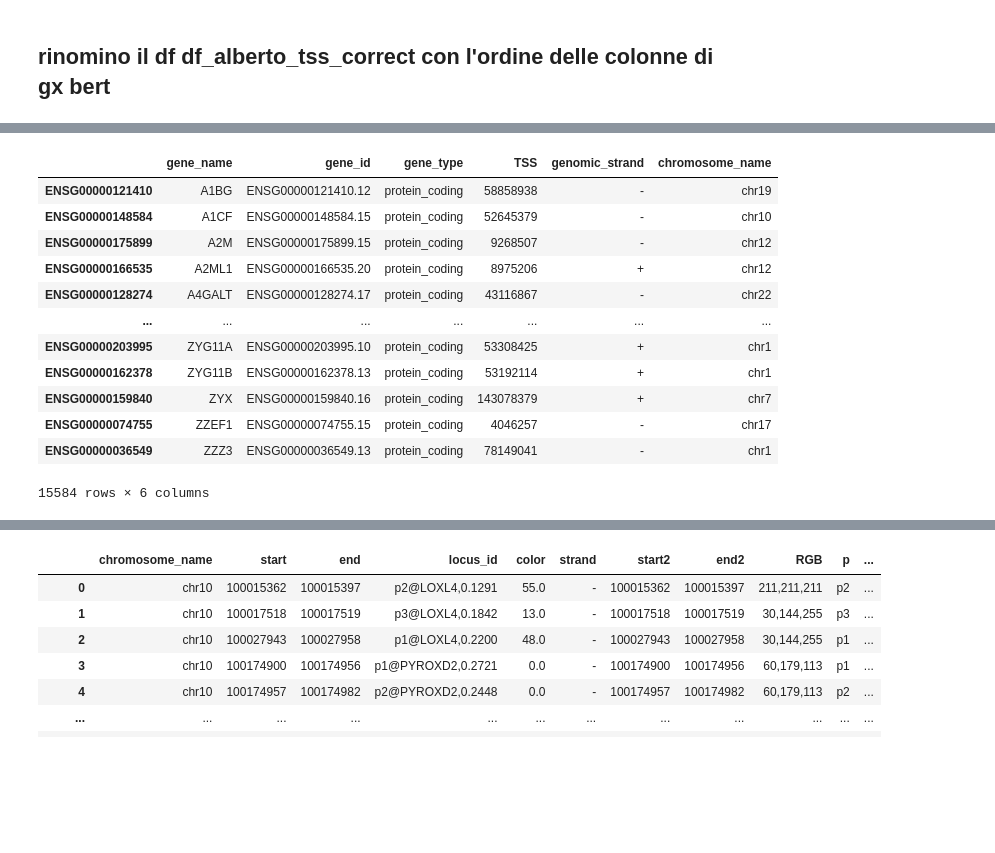
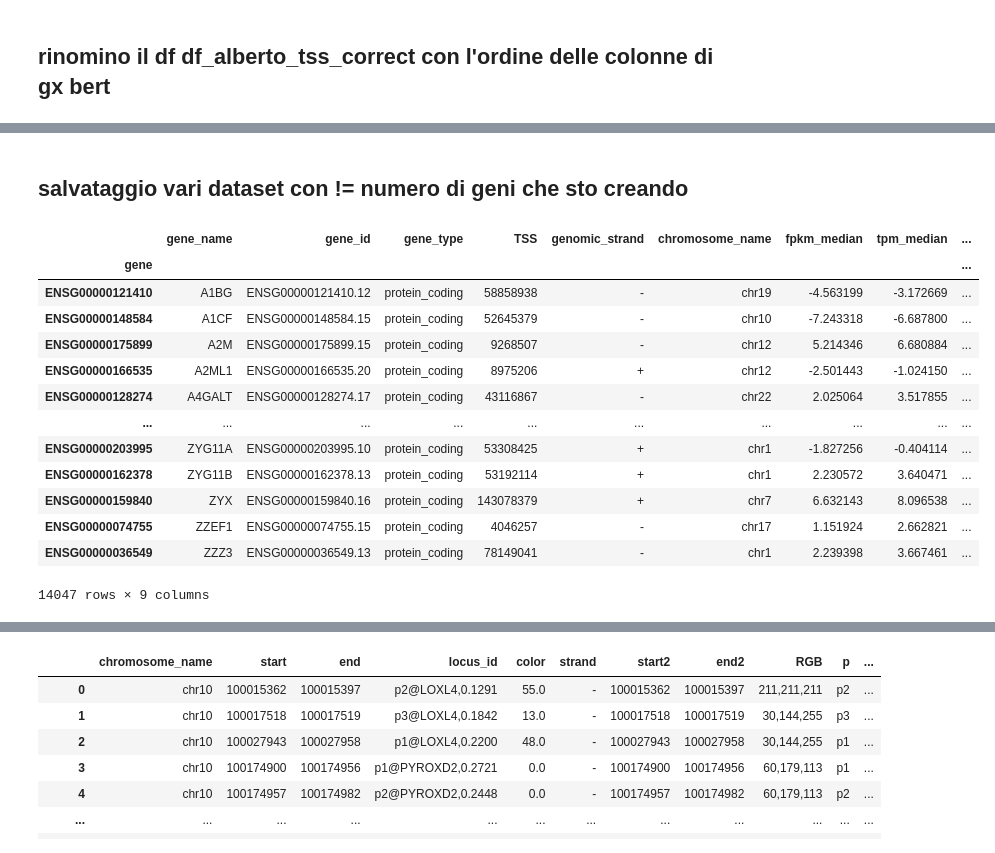
Before and after one commit to IloDan/GX_alBERTo, a Jupyter notebook: data_manipulation/manipulation_ric.ipynb, the cells around one changed output, grey strips where cells are left out. Drawn from its saved outputs; the diff is of its cells as text; code cells hidden in the pictures; blank space fills up the shorter version.

```diff
--- a/data_manipulation/manipulation_ric.ipynb
+++ b/data_manipulation/manipulation_ric.ipynb
@@ -635,0 +702,2 @@ df[cols].to_csv("..\\dataset\\df_alberto_tss_correct", sep="\t")
+# %% [markdown]
+## salvataggio vari dataset con != numero di geni che sto creando
@@ -636,17 +707,18 @@ df[cols].to_csv("..\\dataset\\df_alberto_tss_correct", sep="\t")
 # %%
-df = pd.read_csv("..\\dataset\\df_alberto_tss_correct", sep="\t", index_col=0)
-df
+df_label = pd.read_csv("..\\dataset\\df_alberto_tss_correct_label.csv", index_col=0)
+df_label
 # %% [output]
-|  | gene_name | gene_id | gene_type | TSS | genomic_strand | chromosome_name |
-| ENSG00000121410 | A1BG | ENSG00000121410.12 | protein_coding | 58858938 | - | chr19 |
-| ENSG00000148584 | A1CF | ENSG00000148584.15 | protein_coding | 52645379 | - | chr10 |
-| ENSG00000175899 | A2M | ENSG00000175899.15 | protein_coding | 9268507 | - | chr12 |
-| ENSG00000166535 | A2ML1 | ENSG00000166535.20 | protein_coding | 8975206 | + | chr12 |
-| ENSG00000128274 | A4GALT | ENSG00000128274.17 | protein_coding | 43116867 | - | chr22 |
-| ... | ... | ... | ... | ... | ... | ... |
-| ENSG00000203995 | ZYG11A | ENSG00000203995.10 | protein_coding | 53308425 | + | chr1 |
-| ENSG00000162378 | ZYG11B | ENSG00000162378.13 | protein_coding | 53192114 | + | chr1 |
-| ENSG00000159840 | ZYX | ENSG00000159840.16 | protein_coding | 143078379 | + | chr7 |
-| ENSG00000074755 | ZZEF1 | ENSG00000074755.15 | protein_coding | 4046257 | - | chr17 |
-| ENSG00000036549 | ZZZ3 | ENSG00000036549.13 | protein_coding | 78149041 | - | chr1 |
+|  | gene_name | gene_id | gene_type | TSS | genomic_strand | chromosome_name | fpkm_median | tpm_median | ... |
+| gene |  |  |  |  |  |  |  |  | ... |
+| ENSG00000121410 | A1BG | ENSG00000121410.12 | protein_coding | 58858938 | - | chr19 | -4.563199 | -3.172669 | ... |
+| ENSG00000148584 | A1CF | ENSG00000148584.15 | protein_coding | 52645379 | - | chr10 | -7.243318 | -6.687800 | ... |
+| ENSG00000175899 | A2M | ENSG00000175899.15 | protein_coding | 9268507 | - | chr12 | 5.214346 | 6.680884 | ... |
+| ENSG00000166535 | A2ML1 | ENSG00000166535.20 | protein_coding | 8975206 | + | chr12 | -2.501443 | -1.024150 | ... |
+| ENSG00000128274 | A4GALT | ENSG00000128274.17 | protein_coding | 43116867 | - | chr22 | 2.025064 | 3.517855 | ... |
+| ... | ... | ... | ... | ... | ... | ... | ... | ... | ... |
+| ENSG00000203995 | ZYG11A | ENSG00000203995.10 | protein_coding | 53308425 | + | chr1 | -1.827256 | -0.404114 | ... |
+| ENSG00000162378 | ZYG11B | ENSG00000162378.13 | protein_coding | 53192114 | + | chr1 | 2.230572 | 3.640471 | ... |
+| ENSG00000159840 | ZYX | ENSG00000159840.16 | protein_coding | 143078379 | + | chr7 | 6.632143 | 8.096538 | ... |
+| ENSG00000074755 | ZZEF1 | ENSG00000074755.15 | protein_coding | 4046257 | - | chr17 | 1.151924 | 2.662821 | ... |
+| ENSG00000036549 | ZZZ3 | ENSG00000036549.13 | protein_coding | 78149041 | - | chr1 | 2.239398 | 3.667461 | ... |
-15584 rows × 6 columns
+14047 rows × 9 columns
```
Also changed, not shown: parts of 34 cells of this notebook, 12 other files.
